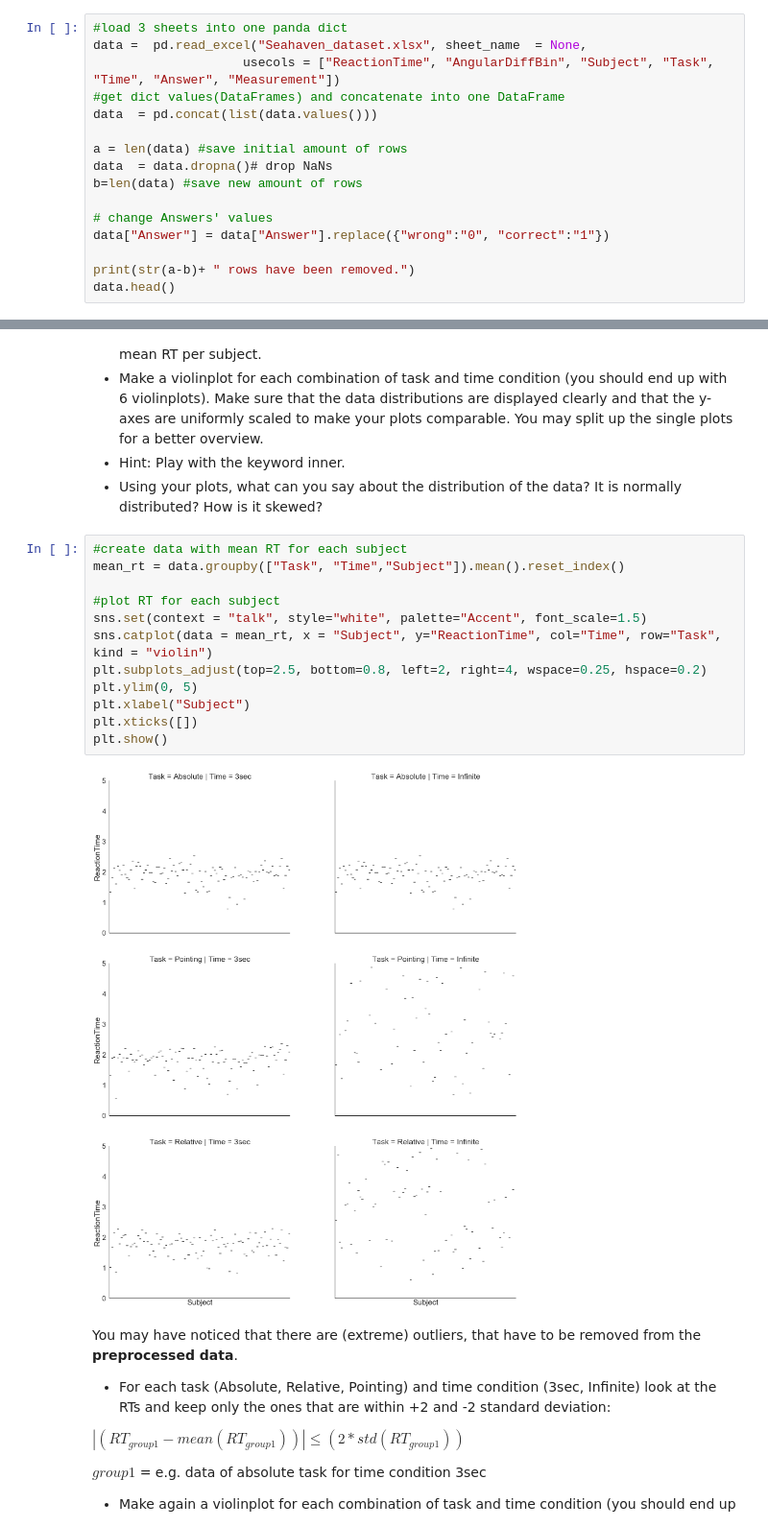
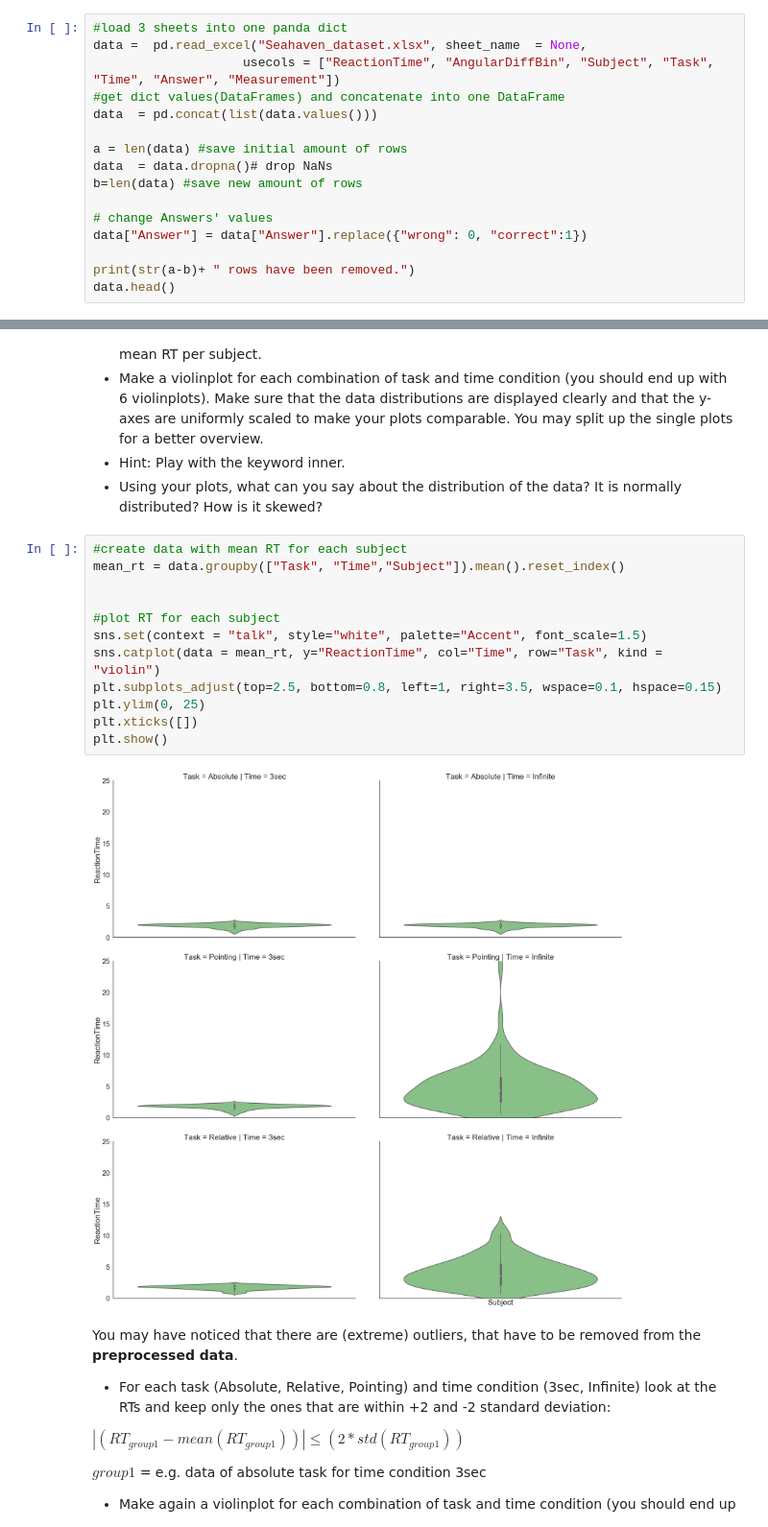
Before and after one commit to NBP-ACC/week-5-acc_7, a Jupyter notebook: sheet03.ipynb, the cells around one changed output, grey strips where cells are left out. Shown at 96% size. Cells and saved outputs as stored; diff of their text form.

```diff
--- a/sheet03.ipynb
+++ b/sheet03.ipynb
@@ -62,7 +62,7 @@ data  = data.dropna()# drop NaNs
 b=len(data) #save new amount of rows
 
 # change Answers' values
-data["Answer"] = data["Answer"].replace({"wrong":"0", "correct":"1"})
+data["Answer"] = data["Answer"].replace({"wrong": 0, "correct":1})
 
 print(str(a-b)+ " rows have been removed.")
 data.head()
@@ -86,17 +86,17 @@ Most of the analysis techniques require normally distributed data. To get an ide
 # %%
 #create data with mean RT for each subject
 mean_rt = data.groupby(["Task", "Time","Subject"]).mean().reset_index()
 
+
 #plot RT for each subject
 sns.set(context = "talk", style="white", palette="Accent", font_scale=1.5)
-sns.catplot(data = mean_rt, x = "Subject", y="ReactionTime", col="Time", row="Task", kind = "violin")
-plt.subplots_adjust(top=2.5, bottom=0.8, left=2, right=4, wspace=0.25, hspace=0.2)
-plt.ylim(0, 5)
-plt.xlabel("Subject")
+sns.catplot(data = mean_rt, y="ReactionTime", col="Time", row="Task", kind = "violin")
+plt.subplots_adjust(top=2.5, bottom=0.8, left=1, right=3.5, wspace=0.1, hspace=0.15)
+plt.ylim(0, 25)
 plt.xticks([])
 plt.show()
 # %% [output]
-[figure, old version]
+[figure, new version]
 # %% [markdown]
 You may have noticed that there are (extreme) outliers, that have to be removed from the **preprocessed data**.
 
```
Also changed, not shown: parts of 5 cells of this notebook.
